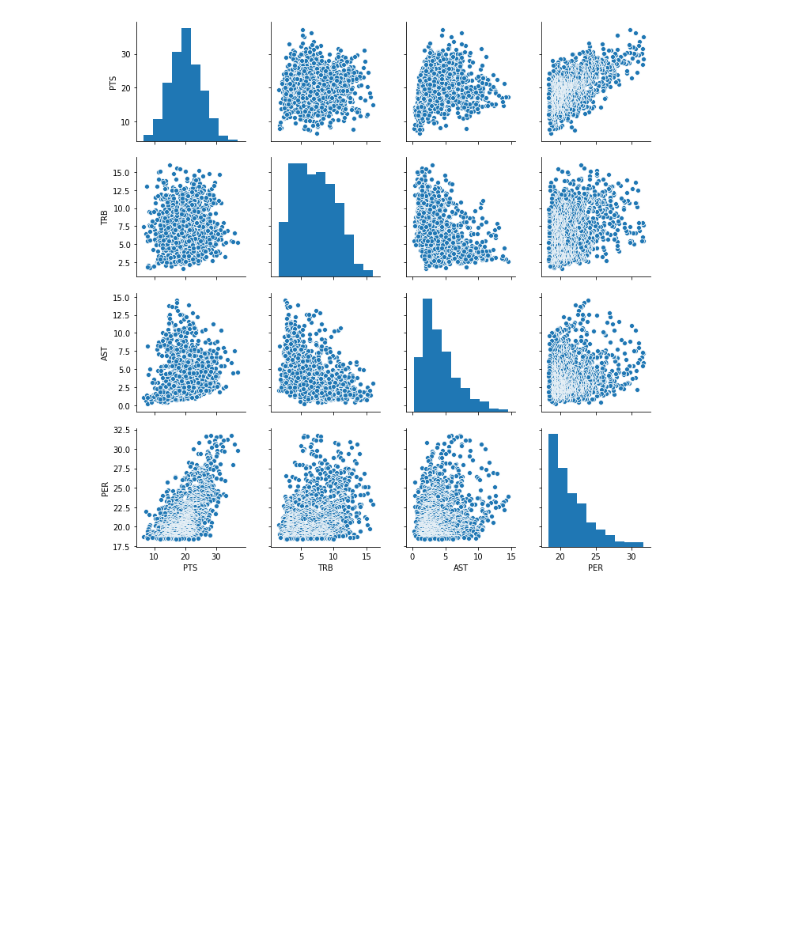
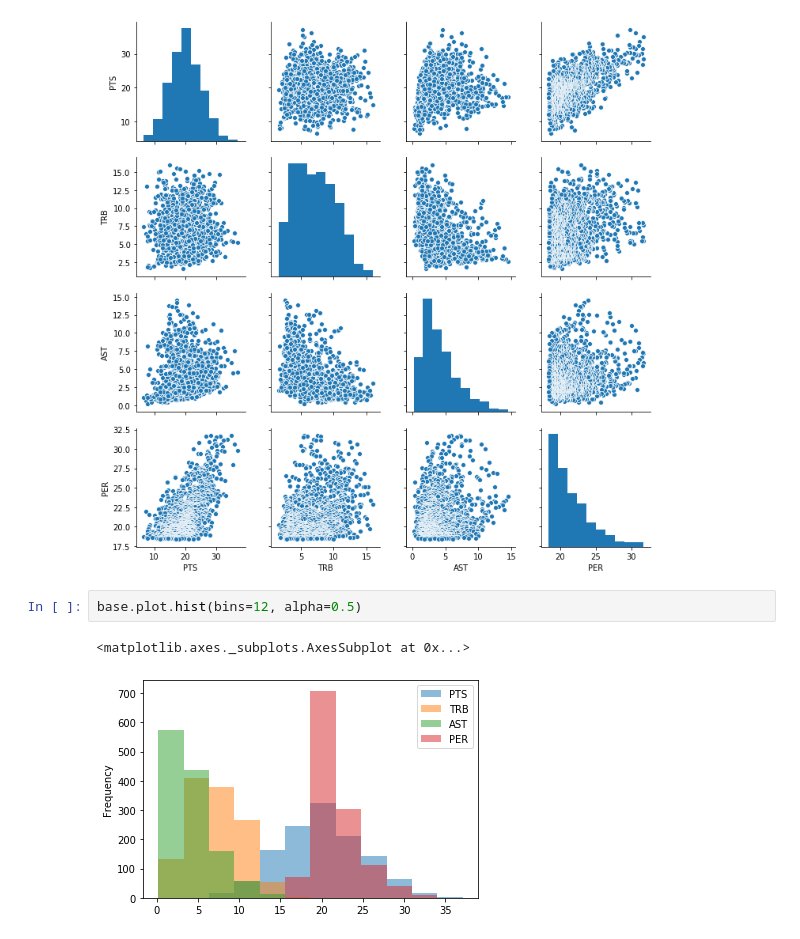
Before and after one commit to Mattsantos541/NBA, a Jupyter notebook: Baseline work.ipynb, the cells around one changed output. Cells and saved outputs as stored; diff of their text form; blank space fills up the shorter version.

```diff
--- a/Baseline work.ipynb
+++ b/Baseline work.ipynb
@@ -127,3 +129,8 @@ sns.pairplot(base)
 # %% [output]
 <seaborn.axisgrid.PairGrid at 0x...>
 [figure]
+# %%
+base.plot.hist(bins=12, alpha=0.5)
+# %% [output]
+<matplotlib.axes._subplots.AxesSubplot at 0x...>
+[figure, added]
```
Also changed, not shown: parts of 1 cell of this notebook, 2 other files.
